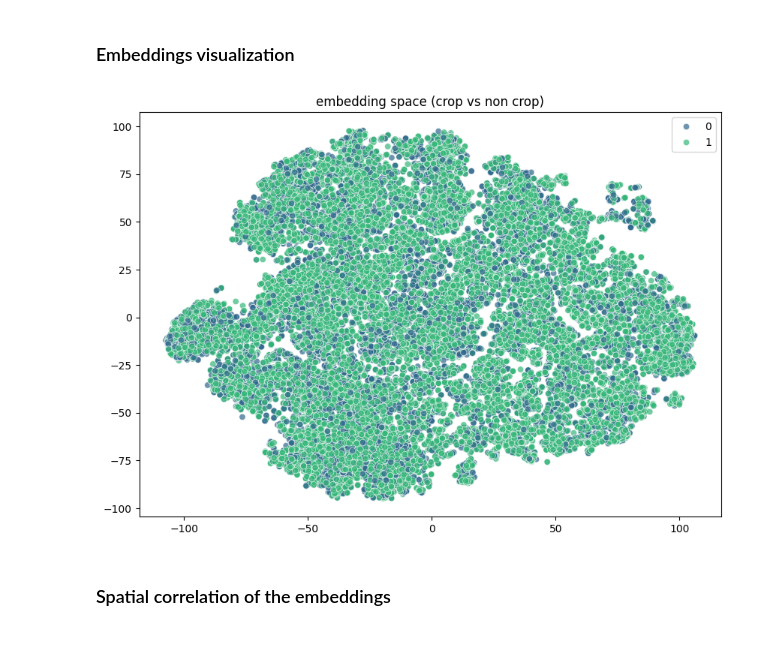
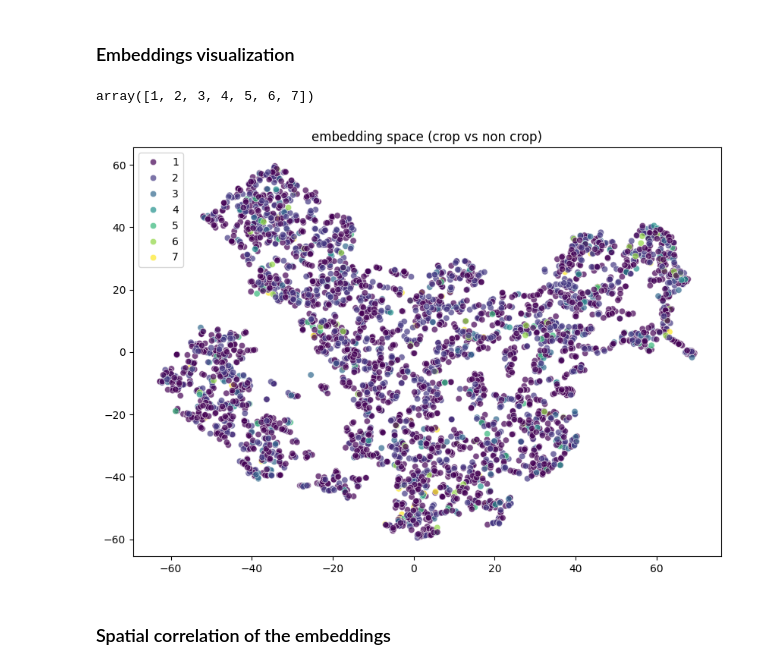
Before and after one commit to beatrizbsperes/embeddings_in_TorchGeo, a Jupyter notebook: embeddings.ipynb, the cells around one changed output. Saved outputs shown, nothing was run; the diff lists cells and outputs as text; code cells hidden in the pictures; blank space fills up the shorter version.

```diff
--- a/embeddings.ipynb
+++ b/embeddings.ipynb
@@ -111,14 +111,13 @@ We want to work with an isolated sub-set, binary, and preferably with lots of sa
 from torch.utils.data import Subset
 
 # finding all the entries on original_dataset that has properties.dataset equal to 'geowiki-landcover-2017'
-DATASET_NAME = 'geowiki-landcover-2017'
-geowiki_indices = original_dataset.labels.index[original_dataset.labels['properties.dataset'] == DATASET_NAME].tolist()
+DATASET_NAME = 'central-asia'
+central_asia_indices = original_dataset.labels.index[original_dataset.labels['properties.dataset'] == DATASET_NAME].tolist()
 
-# create the isolated dataset
-geowiki_dataset = Subset(original_dataset, geowiki_indices)
+central_asia_dataset = Subset(original_dataset, central_asia_indices)
 
 print(f"Original dataset size: {len(original_dataset)}")
-print(f"Isolated dataset size: {len(geowiki_dataset)}")
-print(f"Geowiki indexes taken from the original dataset: {geowiki_indices}")
+print(f"Isolated dataset size: {len(central_asia_dataset)}")
+print(f"Croplands indexes taken from the original dataset: {central_asia_indices}")
 # %% [output]
 Original dataset size: 70213
@@ -250,5 +319,5 @@ class BinaryDatasetWrapper(torch.utils.data.Dataset):
     def __len__(self):
         return len(self.subset)
 # %%
-dataset = BinaryDatasetWrapper(geowiki_dataset, original_dataset, geowiki_indices)
+dataset = MultiClassDatasetWrapper(central_asia_dataset, original_dataset, central_asia_indices)
 # %%
@@ -398,7 +511,7 @@ def embeddings_dofa(model, dataloader, device):
 model = model.to(device)
 
 print("Extracting embeddings...")
-x, y = embeddings_dofa(model, data_loader, device)
+x, y = embeddings_dofa_final(model, data_loader, device)
 
 print(f"Done! Created {x.shape[0]} vectors of size {x.shape[1]}")
 # %% [output]
@@ -416,8 +533,12 @@ Files saved successfully!
 ### Sanity check
 # %%
 # load the embeddings in case you dont want to run the model again
-x = np.load(f'{OUTPUT_FOLDER}x_dofa-{WEIGHTS}.npy')
-y = np.load(f'{OUTPUT_FOLDER}y_dofa-{WEIGHTS}.npy')
+# x = np.load(f'{OUTPUT_FOLDER}x_dofa-{WEIGHTS}.npy')
+# y = np.load(f'{OUTPUT_FOLDER}y_dofa-{WEIGHTS}.npy')
+
+# for new dataset
+np.save(f'{OUTPUT_FOLDER}x_dofa-{WEIGHTS}-central_asia-multiclass.npy', x)
+np.save(f'{OUTPUT_FOLDER}y_dofa-{WEIGHTS}-central_asia-multiclass.npy', y)
 
 print("Files loaded successfully!")
 # %% [output]
@@ -546,18 +691,22 @@ print(confusion_matrix(y_test, y_pred))
 # %% [markdown]
 ### Embeddings visualization
+# %%
+np.unique_values(y)
+# %% [output]
+array([1, 2, 3, 4, 5, 6, 7])
 # %%
 from sklearn.manifold import TSNE
 import seaborn as sns
 
 tsne = TSNE(n_components=2, random_state=RANDOM_STATE)
-x_2d = tsne.fit_transform(x)
-
+x_2d = tsne.fit_transform(x[:4000])
+y = y[:4000]
 plt.figure(figsize=(10, 7))
 sns.scatterplot(x=x_2d[:,0], y=x_2d[:,1], hue=y, palette='viridis', alpha=0.7)
 plt.title("embedding space (crop vs non crop)")
 plt.show()
 # %% [output]
-[figure, old version]
+[figure, new version]
 # %% [markdown]
 ### Spatial correlation of the embeddings
 # %%
```
Also changed, not shown: parts of 28 cells of this notebook.
